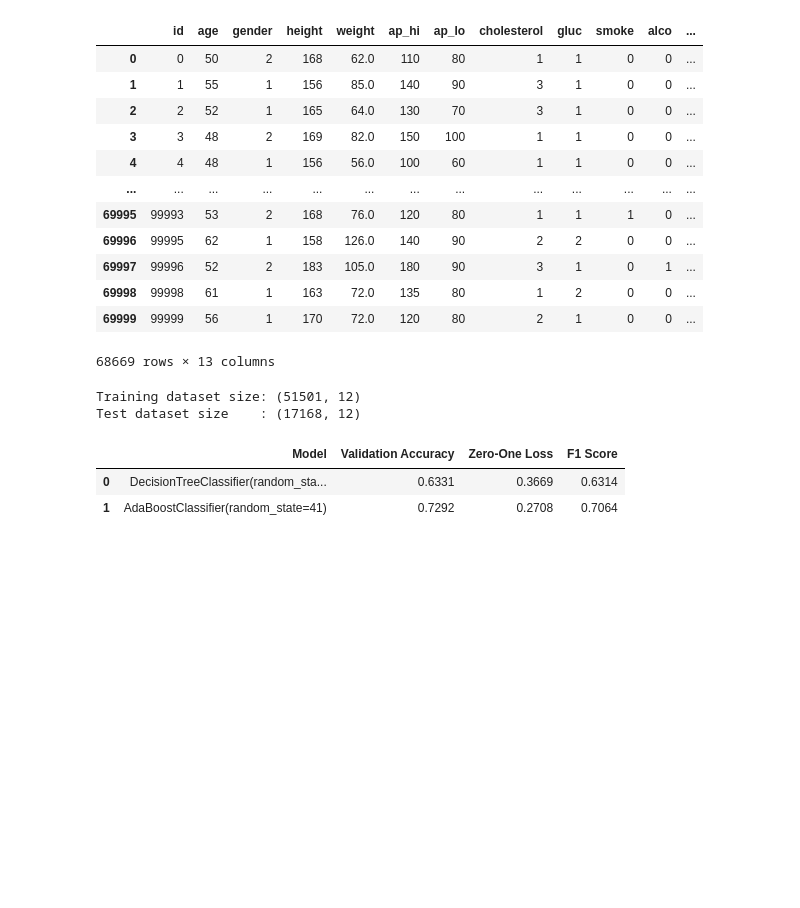
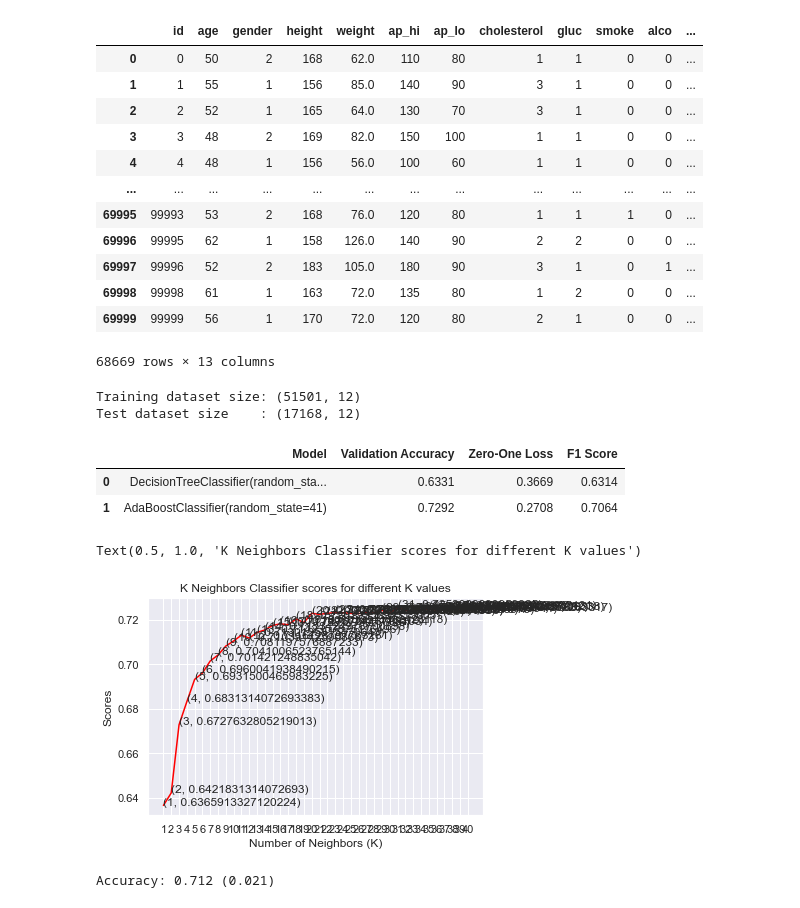
Before and after one commit to Dannyvannnn/IE0005, a Jupyter notebook: IE0005 Mini project.ipynb, the cells around one changed output. Drawn from its saved outputs; the diff is of its cells as text; code cells hidden in the pictures; blank space fills up the shorter version.

```diff
--- a/IE0005 Mini project.ipynb
+++ b/IE0005 Mini project.ipynb
@@ -434,3 +439,24 @@ base_df
 |  | Model | Validation Accuracy | Zero-One Loss | F1 Score |
 | 0 | DecisionTreeClassifier(random_sta... | 0.6331 | 0.3669 | 0.6314 |
 | 1 | AdaBoostClassifier(random_state=41) | 0.7292 | 0.2708 | 0.7064 |
+# %%
+knn_scores = []
+for k in range(1, 41):
+    knn_classifier = KNeighborsClassifier(n_neighbors = k)
+    knn_classifier.fit(X_train, y_train)
+    knn_scores.append(knn_classifier.score(X_test, y_test))
+# %%
+plt.plot([k for k in range(1, 41)], knn_scores, color = 'red')
+for i in range(1,41):
+    plt.text(i, knn_scores[i-1], (i, knn_scores[i-1]))
+plt.xticks([i for i in range(1, 41)])
+plt.xlabel('Number of Neighbors (K)')
+plt.ylabel('Scores')
+plt.title('K Neighbors Classifier scores for different K values')
+# %% [output]
+Text(0.5, 1.0, 'K Neighbors Classifier scores for different K values')
+[figure, added]
+# %%
+print('Accuracy: %.3f (%.3f)' % (mean(knn_scores), std(knn_scores)))
+# %% [output]
+Accuracy: 0.712 (0.021)
```
Also changed, not shown: parts of 7 cells of this notebook.
